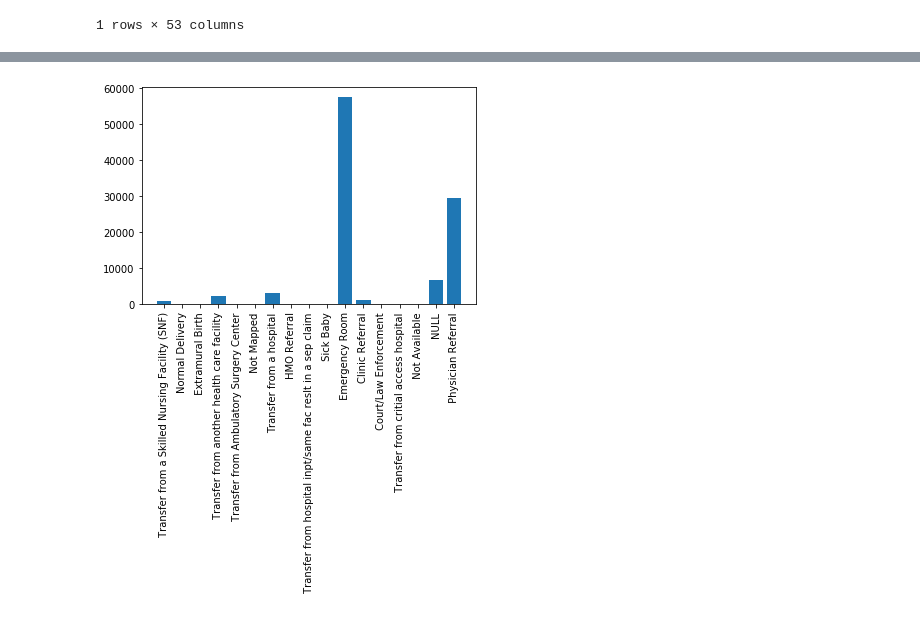
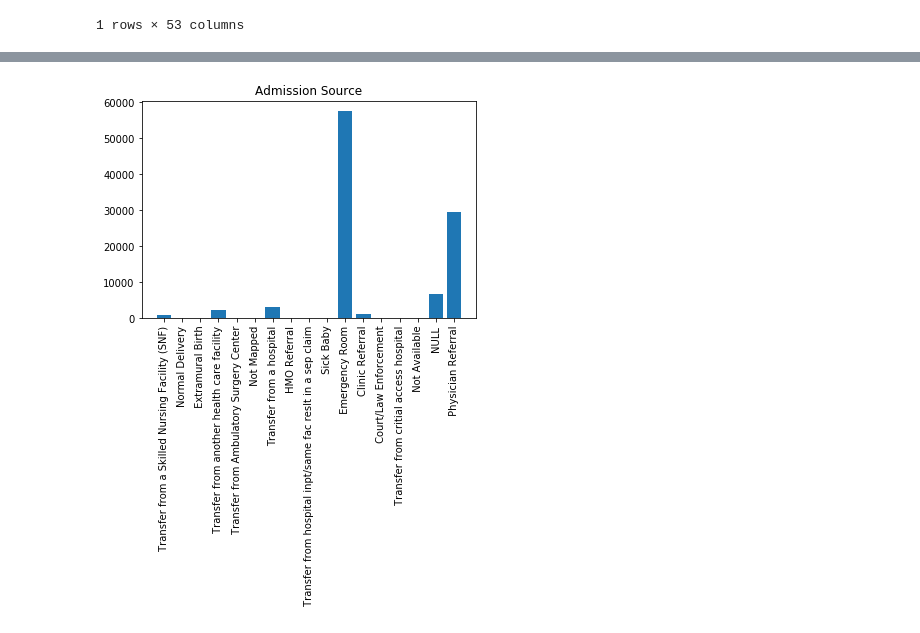
Before and after one commit to Laxman-Kumar/Hospital-Readmission-based-on-DiabetesData, a Jupyter notebook: BDASaheb.ipynb, the cells around one changed output, grey strips where cells are left out. Saved outputs shown, nothing was run; the diff lists cells and outputs as text; code cells hidden in the pictures.

```diff
--- a/BDASaheb.ipynb
+++ b/BDASaheb.ipynb
@@ -156,19 +172,22 @@ plt.show()
 # %%
 # Show histogram of the 'admission_source_name' column
 d = df.groupBy("admission_source_name").count().toPandas()
 
 
 height = d['count']
 bars = d['admission_source_name']
 y_pos = np.arange(len(bars))
 
 # Create bars
 plt.bar(y_pos, height)
 
 # Create names on the x-axis
 plt.xticks(y_pos, bars, rotation = 90)
 
+# Adding Title
+plt.title('Admission Source')
+
 # Show graphic
 plt.show()
 # %% [output]
-[figure, old version]
+[figure, new version]
```
Also changed, not shown: parts of 7 cells of this notebook.
